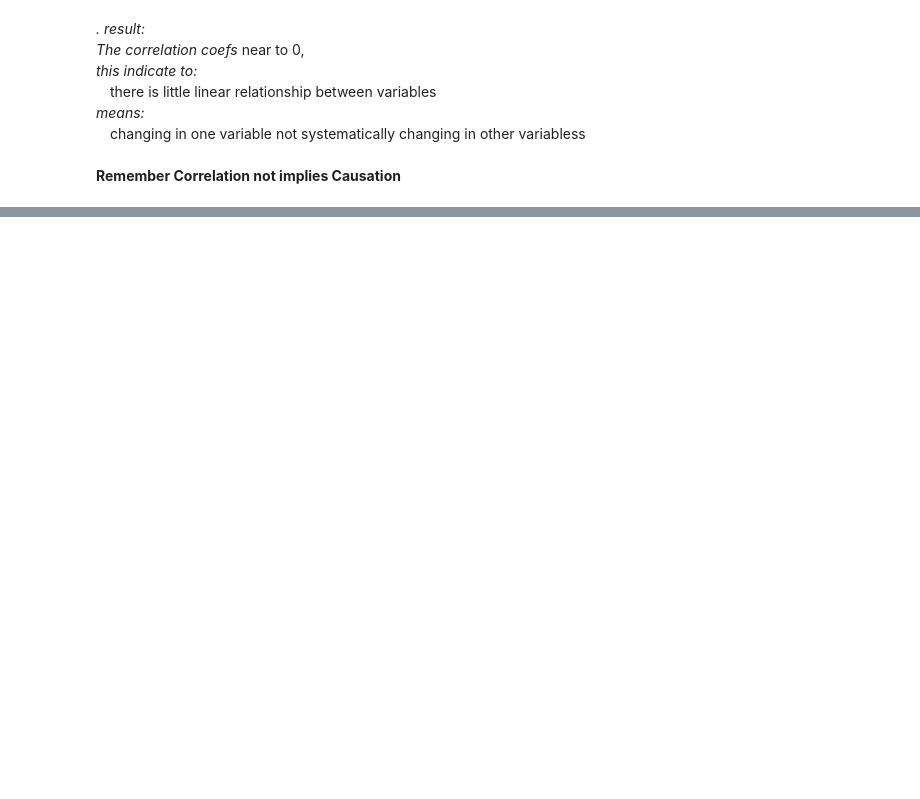
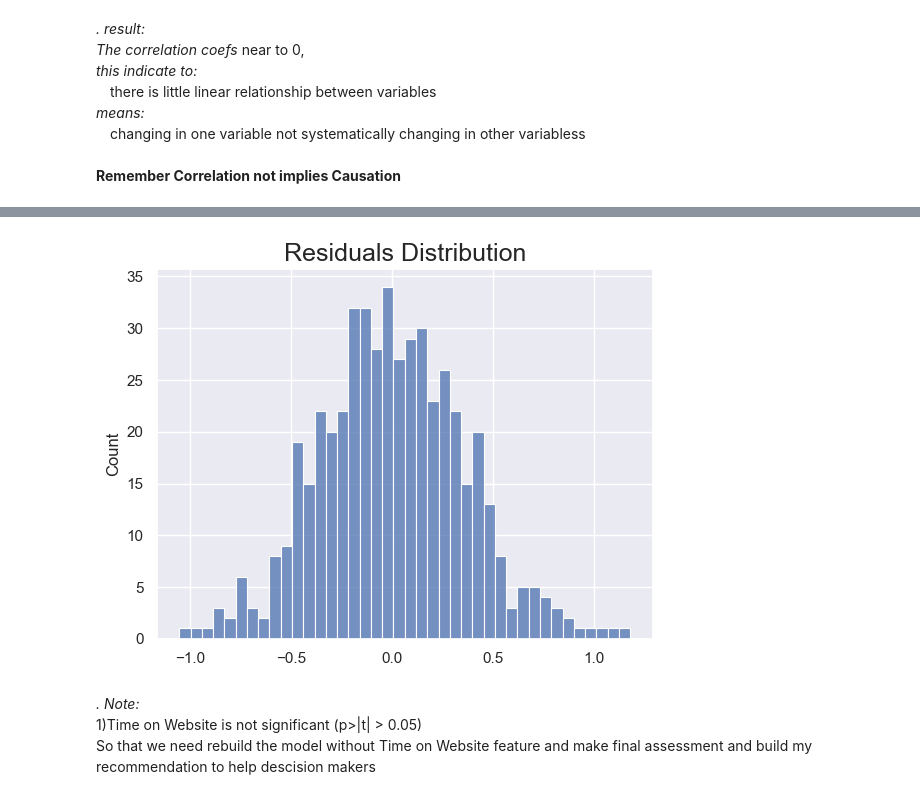
Before and after one commit to youssefSamir-DS/ML_Project-Ecommerce_Customers, a Jupyter notebook: Linear_Regression_project.ipynb, the cells around one changed output, grey strips where cells are left out. Saved outputs shown, nothing was run; the diff lists cells and outputs as text; code cells hidden in the pictures; blank space fills up the shorter version.

```diff
--- a/Linear_Regression_project.ipynb
+++ b/Linear_Regression_project.ipynb
@@ -398,0 +449,9 @@ new_df.corr()
+# %%
+sns.histplot(residuals,bins=40)
+plt.title("Residuals Distribution",fontsize=18)
+plt.show()
+# %% [output]
+[figure, added]
+# %% [markdown]
+_. Note:_ <br> 1)Time on Website is not significant (p>|t| > 0.05) <br>
+So that we need rebuild the model without Time on Website feature and make final assessment and build my recommendation to help descision makers
```
Also changed, not shown: parts of 8 cells of this notebook.
